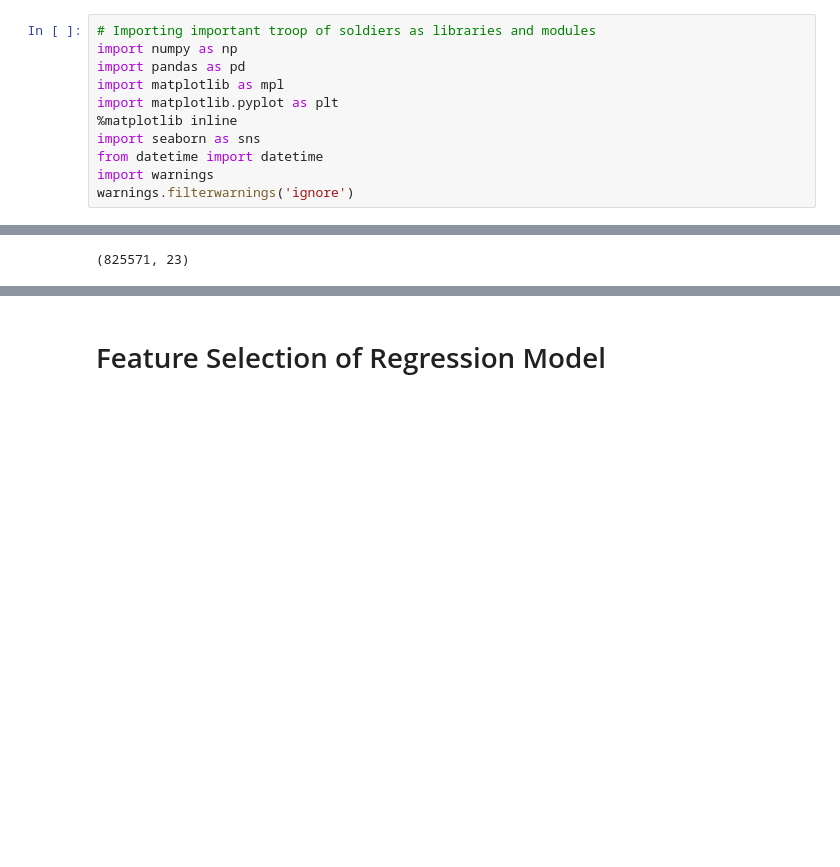
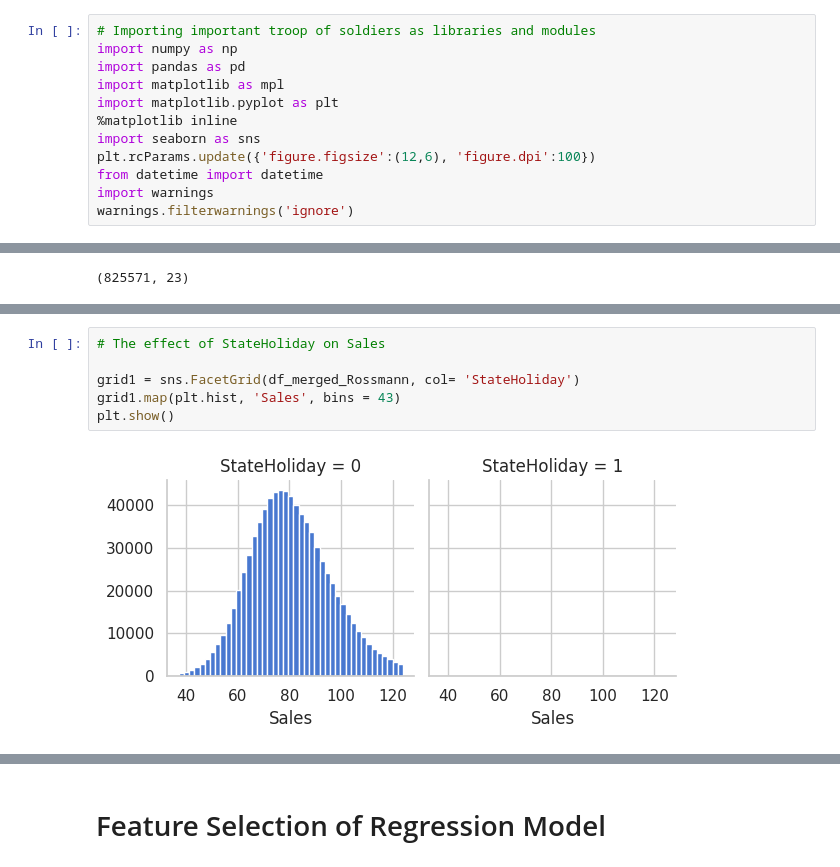
Before and after one commit to saptaksubhra/Regression-ML-Retail-Sales-Prediction-Rossmann, a Jupyter notebook: Rossmann_Sales_Prediction_Final_Notebook_Capstone_Project.ipynb, the cells around one changed output, grey strips where cells are left out. Saved outputs shown, nothing was run; the diff lists cells and outputs as text; blank space fills up the shorter version.

```diff
--- a/Rossmann_Sales_Prediction_Final_Notebook_Capstone_Project.ipynb
+++ b/Rossmann_Sales_Prediction_Final_Notebook_Capstone_Project.ipynb
@@ -91,6 +91,7 @@ import matplotlib as mpl
 import matplotlib.pyplot as plt
 %matplotlib inline
 import seaborn as sns
+plt.rcParams.update({'figure.figsize':(12,6), 'figure.dpi':100})
 from datetime import datetime
 import warnings
 warnings.filterwarnings('ignore')
@@ -1217,0 +1249,8 @@ df_merged_Rossmann.head()
+# %%
+# The effect of StateHoliday on Sales
+
+grid1 = sns.FacetGrid(df_merged_Rossmann, col= 'StateHoliday')
+grid1.map(plt.hist, 'Sales', bins = 43)
+plt.show()
+# %% [output]
+[figure, added]
```
Also changed, not shown: parts of 53 cells of this notebook.
